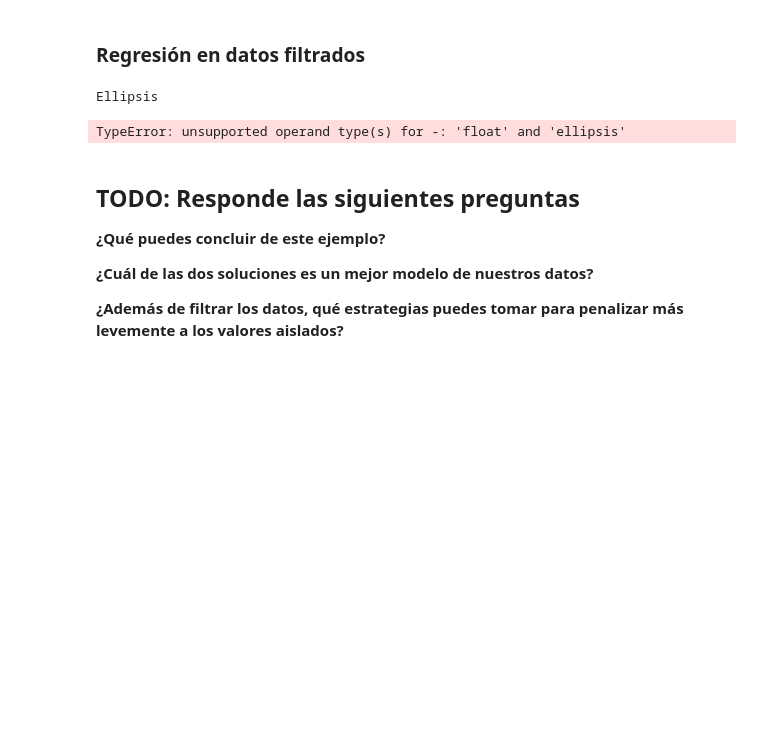
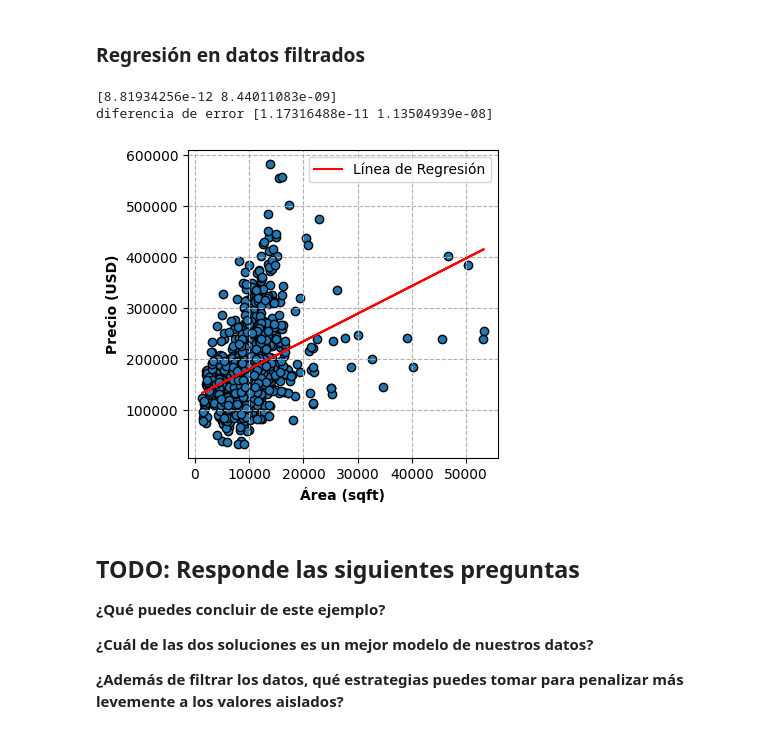
Before and after one commit to Teggun7565/SI23, a Jupyter notebook: ejercicio_1-LinearReg/linear_regression.ipynb, the cells around one changed output. Cells and saved outputs as stored; diff of their text form; code cells hidden in the pictures; blank space fills up the shorter version.

Commit message:
regresion en datos filtrados

```diff
--- a/ejercicio_1-LinearReg/linear_regression.ipynb
+++ b/ejercicio_1-LinearReg/linear_regression.ipynb
@@ -263,21 +263,30 @@ plt.show()
 # %%
 X_filtered = X_filtered.reshape(-1, 1)
 
 # TODO: Utiliza la clase de LinearRegression de la librería de sci-kit learn para encontrar el modelo de regresión lineal para los datos.
-
+modelo = LinearRegression()
+modelo.fit(X_filtered,y_filtered)
+y_pred_filtered = modelo.predict(X_filtered)
 
 # TODO: Grafica la linea resultante sobre los datos originales (train_data)
+fig, ax = plot_data(X_filtered, y_filtered)
+# TODO: Grafica la linea resultante sobre los datos originales
+ax.plot(X_filtered, y_pred_filtered, 'r', label='Línea de Regresión')
 
+plt.legend()
 
 # TODO: calcula el error cuadrado promedio
-mean_error_new = ...
+sumaErr = y_filtered - y_pred_filtered
+
+mean_error_new = sum(sumaErr) / X_filtered.shape
 
 # Visualiza como cambia el error cuando filtramos los datos
 print(mean_error_new)
 print("diferencia de error", mean_error - mean_error_new)
 # %% [output]
-Ellipsis
+[8.81934256e-12 8.44011083e-09]
+diferencia de error [1.17316488e-11 1.13504939e-08]
-TypeError: unsupported operand type(s) for -: 'float' and 'ellipsis'
+[figure, added]
 # %% [markdown]
 ## TODO: Responde las siguientes preguntas
 
```
